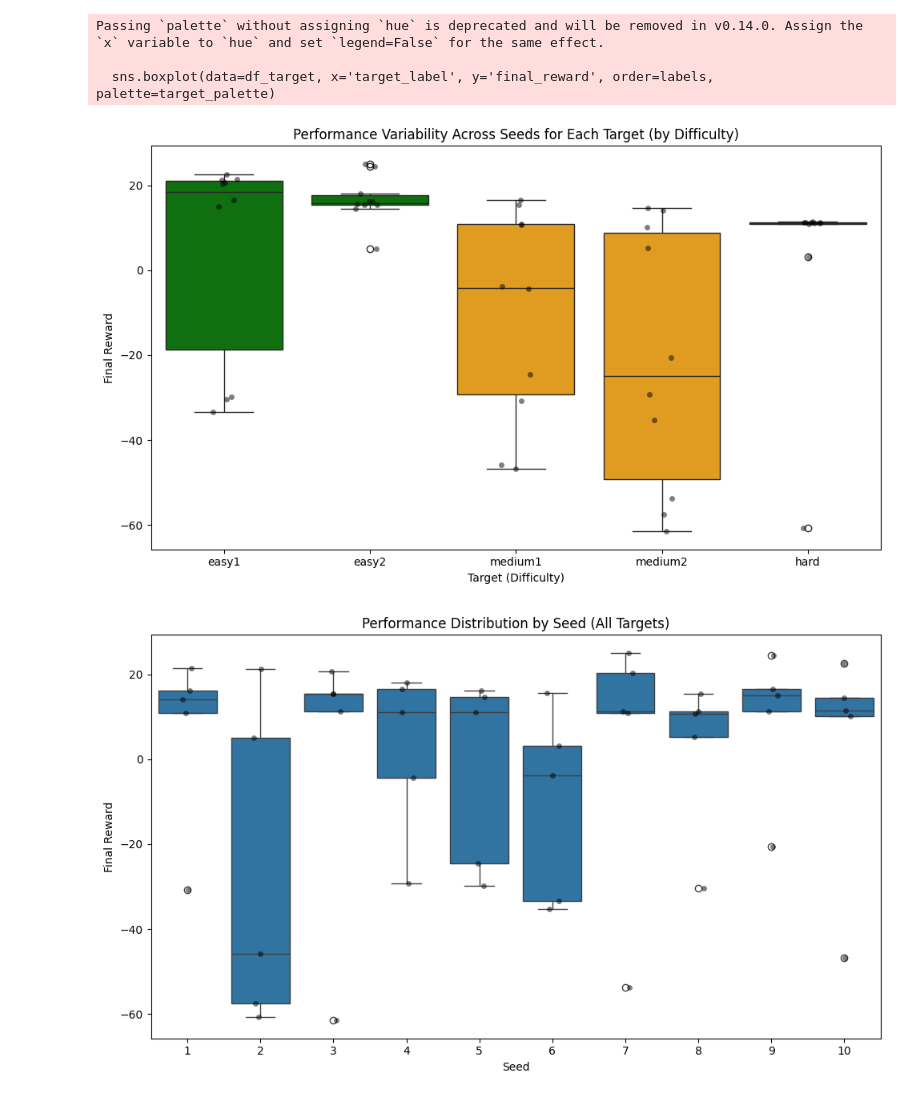
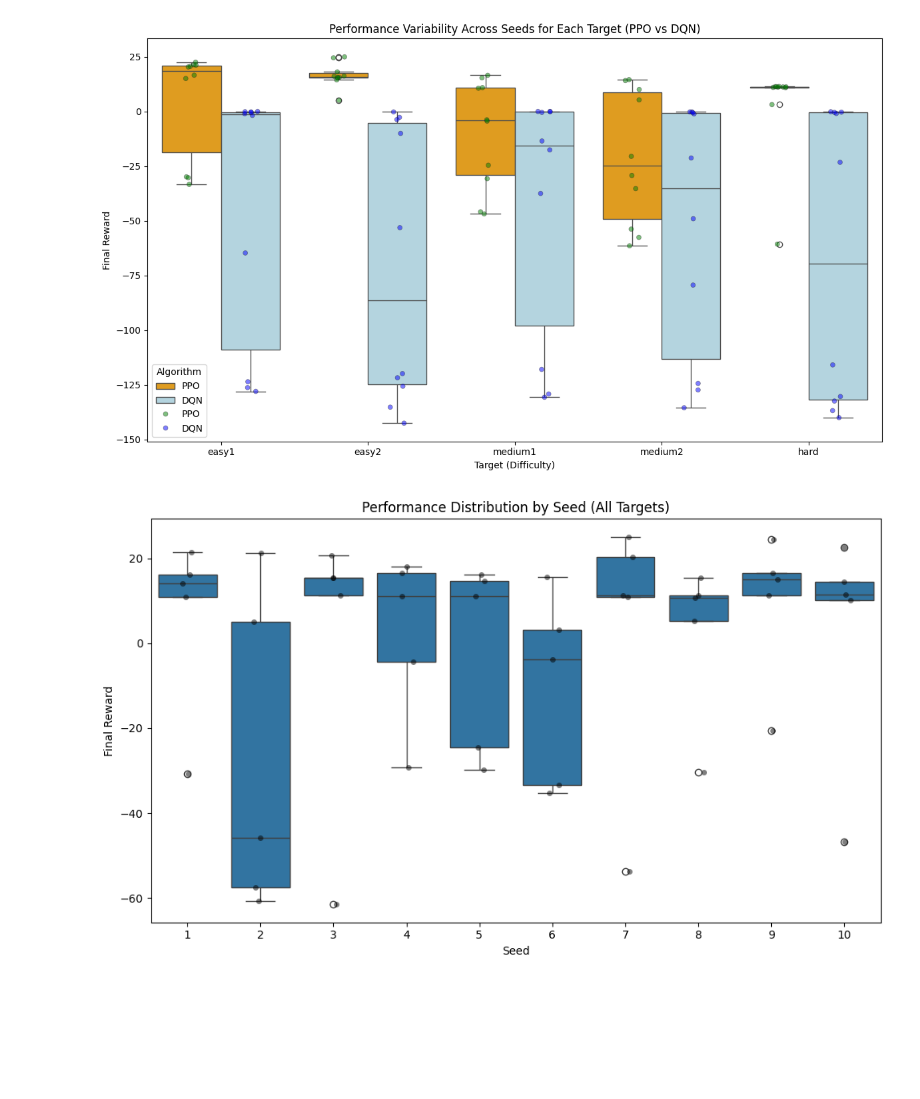
Before and after one commit to matteo-giordano/DIC_Project_Pt2, a Jupyter notebook: datachallengeg15/plots.ipynb, the cells around one changed output. Drawn from its saved outputs; the diff is of its cells as text; code cells hidden in the pictures; blank space fills up the shorter version.

Commit message:
ipynb's first plot update

```diff
--- a/datachallengeg15/plots.ipynb
+++ b/datachallengeg15/plots.ipynb
@@ -4,43 +4,42 @@ import numpy as np
 import matplotlib.pyplot as plt
 import seaborn as sns
 import pandas as pd
-df_reward = pd.read_csv('../hpo_reward_sweep.csv')
-df_target = pd.read_csv('../hpo_target_seed_sweep.csv')
+df_ppo_reward = pd.read_csv('../hpo_ppo_reward.csv')
+df_ppo_target = pd.read_csv('../hpo_ppo_target_seed.csv')
+df_dqn_target = pd.read_csv('../hpo_dqn_target.csv')
 # %%
+# Calculate distance from fixed point (1.5, 22.5)
+for df in [df_ppo_target, df_dqn_target]:
+    df['distance'] = np.sqrt((df['target_x'] - 1.5)**2 + (df['target_y'] - 22.5)**2)
 
-
-# Calculate distance from (1.5, 22.5)
-df_target['distance'] = np.sqrt((df_target['target_x'] - 1.5)**2 + (df_target['target_y'] - 22.5)**2)
-
-# Get unique targets and sort by distance
-unique_targets = df_target[['target_x', 'target_y', 'distance']].drop_duplicates().sort_values('distance').reset_index(drop=True)
+# Define target difficulty labels by sorted distance
+unique_targets = df_ppo_target[['target_x', 'target_y', 'distance']].drop_duplicates().sort_values('distance').reset_index(drop=True)
 labels = ['easy1', 'easy2', 'medium1', 'medium2', 'hard']
 unique_targets['target_label'] = labels[:len(unique_targets)]
 
-# Merge labels back to df_target
-df_target = df_target.merge(unique_targets[['target_x', 'target_y', 'target_label']], on=['target_x', 'target_y'], how='left')
+# Merge target labels back to both datasets
+df_ppo_target = df_ppo_target.merge(unique_targets[['target_x', 'target_y', 'target_label']], on=['target_x', 'target_y'], how='left')
+df_dqn_target = df_dqn_target.merge(unique_targets[['target_x', 'target_y', 'target_label']], on=['target_x', 'target_y'], how='left')
 
-# Define colors for each label
-target_palette = {
-    'easy1': 'green',
-    'easy2': 'green',
-    'medium1': 'orange',
-    'medium2': 'orange',
-    'hard': 'red',
-}
+# Add algorithm label for legend
+df_ppo_target['algorithm'] = 'PPO'
+df_dqn_target['algorithm'] = 'DQN'
 
-plt.figure(figsize=(10, 6))
-sns.boxplot(data=df_target, x='target_label', y='final_reward', order=labels, palette=target_palette)
-sns.stripplot(data=df_target, x='target_label', y='final_reward', color='black', alpha=0.5, jitter=True, order=labels)
-plt.title('Performance Variability Across Seeds for Each Target (by Difficulty)')
+# Combine PPO and DQN data for plotting
+df_all = pd.concat([df_ppo_target, df_dqn_target], ignore_index=True)
+
+# Plot boxplot and scatterplot
+plt.figure(figsize=(12, 7))
+sns.boxplot(data=df_all, x='target_label', y='final_reward', hue='algorithm', order=labels, palette=['orange', 'lightblue'])
+sns.stripplot(data=df_all, x='target_label', y='final_reward', hue='algorithm', dodge=True,
+              order=labels, palette=['green', 'blue'], alpha=0.5, jitter=True, marker='o', edgecolor='gray', linewidth=0.5)
+plt.title('Performance Variability Across Seeds for Each Target (PPO vs DQN)')
+plt.xlabel('Target (Difficulty)')
 plt.ylabel('Final Reward')
-plt.xlabel('Target (Difficulty)')
+plt.legend(title='Algorithm', loc='lower left')
 plt.tight_layout()
 plt.show()
 # %% [output]
-Passing `palette` without assigning `hue` is deprecated and will be removed in v0.14.0. Assign the `x` variable to `hue` and set `legend=False` for the same effect.
-
-  sns.boxplot(data=df_target, x='target_label', y='final_reward', order=labels, palette=target_palette)
-[figure, old version]
+[figure, new version]
 # %%
 plt.figure(figsize=(10, 6))
```
Also changed, not shown: parts of 4 cells of this notebook.
